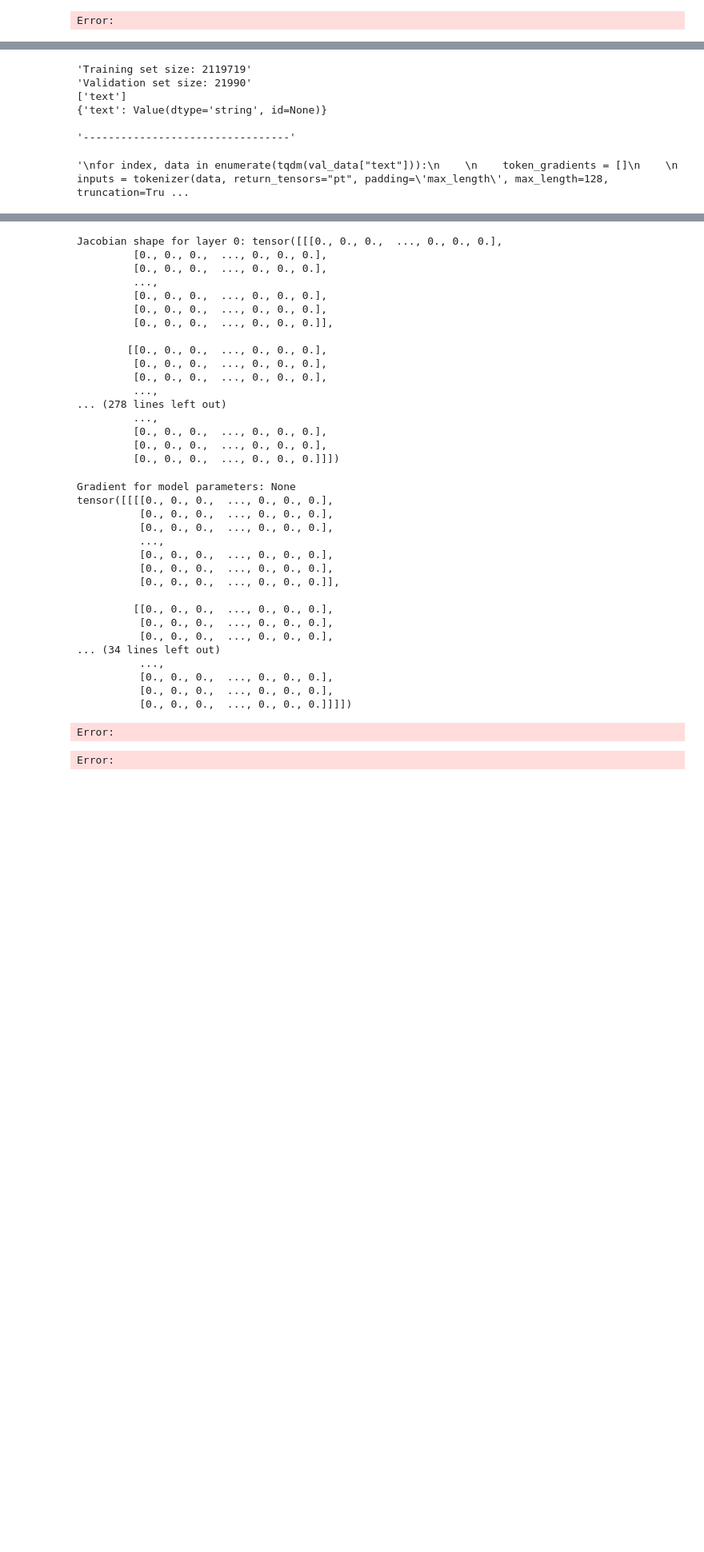
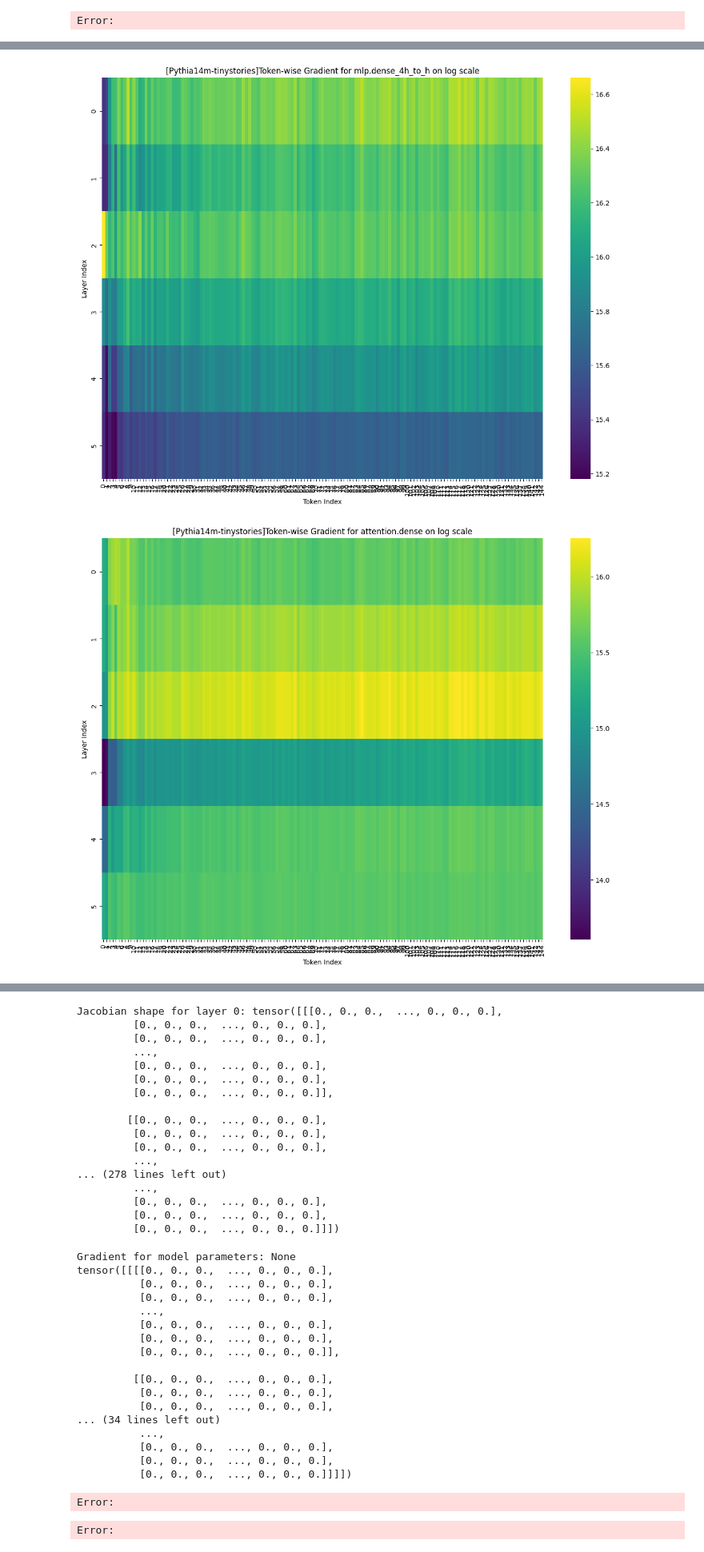
Before and after one commit to MaheepChaudhary/Transit, a Jupyter notebook: scrap/Tutoring.ipynb, the cells around one changed output, grey strips where cells are left out. Shown: that part at 80% size. Cells and saved outputs as stored; diff of their text form; code cells hidden in the pictures; blank space fills up the shorter version.

```diff
--- a/scrap/Tutoring.ipynb
+++ b/scrap/Tutoring.ipynb
@@ -613,7 +616,8 @@ class Gradient_MLP:
         plt.xlabel('Token Index')
         plt.ylabel('Layer Index')
         plt.title(f'[{self.model_name}-{self.dataset_name}]Token-wise Gradient for {title} on log scale')
-        plt.savefig(f"figures/{self.dataset_name}/{self.model_name}/gradient_{name}.png")
+        # plt.savefig(f"figures/{self.dataset_name}/{self.model_name}/gradient_{name}.png")
+        plt.show()
 
 class config:
 
@@ -675,72 +679,39 @@ class config:
 
         if self.data_name == "tinystories":
             shuffled_text = random.sample(data, len(data))
             new_data = []
             for sent in shuffled_text:
                 if len(sent.split()) == 143 or len(sent.split()) == 142:
                     new_data.append(sent)
                 if len(new_data) == 100:
                     break
 
         elif self.data_name == "alpaca":
             shuffled_text = random.sample(data, len(data))
             new_data = []
             for sent in shuffled_text:
                 if len(sent.split()) == 7:
                     new_data.append(sent)
                 if len(new_data) == 100:
                     break
         elif self.data_name == "summarisation":
             shuffled_text = random.sample(data, len(data))
             new_data = []
             for sent in shuffled_text:
                 if len(sent.split()) > 310 or len(sent.split()) < 320:
                     new_data.append(sent)
                 if len(new_data) == 100:
                     break
 
         assert len(new_data) == 100
 
         return new_data
+
+configuration = config(device = "mps", model_name = "Pythia14m", data_name = "tinystories")
+data = configuration.data_selection()
+model = configuration.model_selection()
+
+Gradient_MLP(data, "mps", "tinystories", "Pythia14m").forward()
+# %% [output]
+[figure, added]
+[figure, added]
-# %%
-import torch
-from transformers import AutoModelForCausalLM, AutoTokenizer
-from tqdm import tqdm
-
-# Load the Pythia model and tokenizer
-model = AutoModelForCausalLM.from_pretrained('EleutherAI/pythia-70m')
-tokenizer = AutoTokenizer.from_pretrained('EleutherAI/pythia-70m')
-tokenizer.pad_token = tokenizer.eos_token
-
-# Ensure the model is in training mode
-model.train()
-
-
-inputs = tokenizer(input_text, return_tensors="pt", padding='max_length', max_length=128, truncation=True)
-
-# Forward pass
-outputs = model(**inputs)
-logits = outputs.logits
-
-loss_fn = torch.nn.CrossEntropyLoss(reduction="none")
-
-loss = loss_fn(torch.swapaxes(logits, 1, 2), inputs["input_ids"])
-print(loss.shape)
-
-for j in range(logits.shape[0]):
-    gradients = list()
-    for i in tqdm(range(logits.shape[1])):
-        # Ensure gradients are zero before backpropagation
-        model.zero_grad()
-        loss[j,i].backward(retain_graph=True)
-        gradients.append(model.gpt_neox.layers[0].mlp.dense_4h_to_h.weight.grad)
-    gradients = torch.stack(gradients)
-    print(gradients.shape)
-# %% [output]
-'Training set size: 2119719'
-'Validation set size: 21990'
-['text']
-{'text': Value(dtype='string', id=None)}
-
-'---------------------------------'
-'\nfor index, data in enumerate(tqdm(val_data["text"])):\n    \n    token_gradients = []\n    \n    inputs = tokenizer(data, return_tensors="pt", padding=\'max_length\', max_length=128, truncation=Tru ...
```
Also changed, not shown: parts of 7 cells of this notebook.
